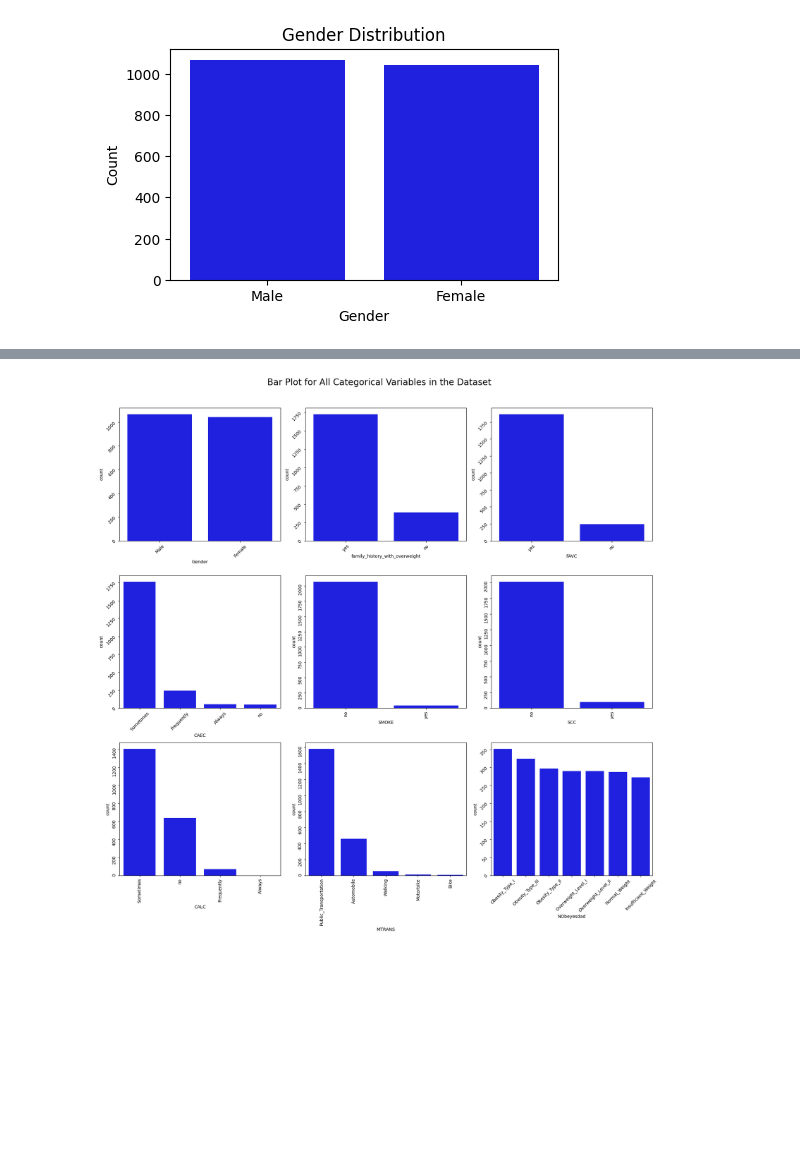
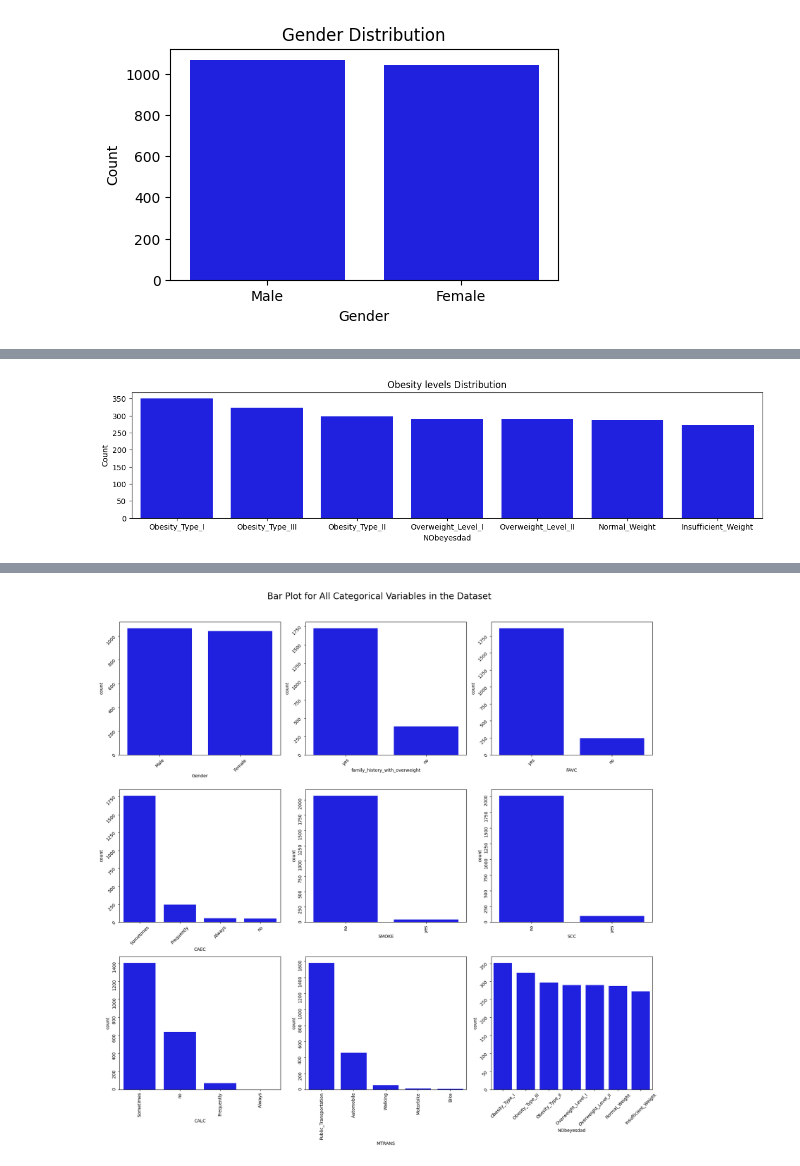
Before and after one commit to dang-nguyendd/ds_data_modelling, a Jupyter notebook: s3759957.ipynb, the cells around one changed output, grey strips where cells are left out. Drawn from its saved outputs; the diff is of its cells as text; code cells hidden in the pictures; blank space fills up the shorter version.

```diff
--- a/s3759957.ipynb
+++ b/s3759957.ipynb
@@ -265,0 +270,9 @@ plt.show()
+# %%
+plt.figure(figsize=(15, 3))  # Set the figure size for a single plot
+sns.countplot(x='NObeyesdad', data=df, color='blue', order=df['NObeyesdad'].value_counts().index)
+plt.title('Obesity levels Distribution')
+plt.xlabel('NObeyesdad')
+plt.ylabel('Count')
+plt.show()
+# %% [output]
+[figure, added]
```
Also changed, not shown: parts of 9 cells of this notebook.
